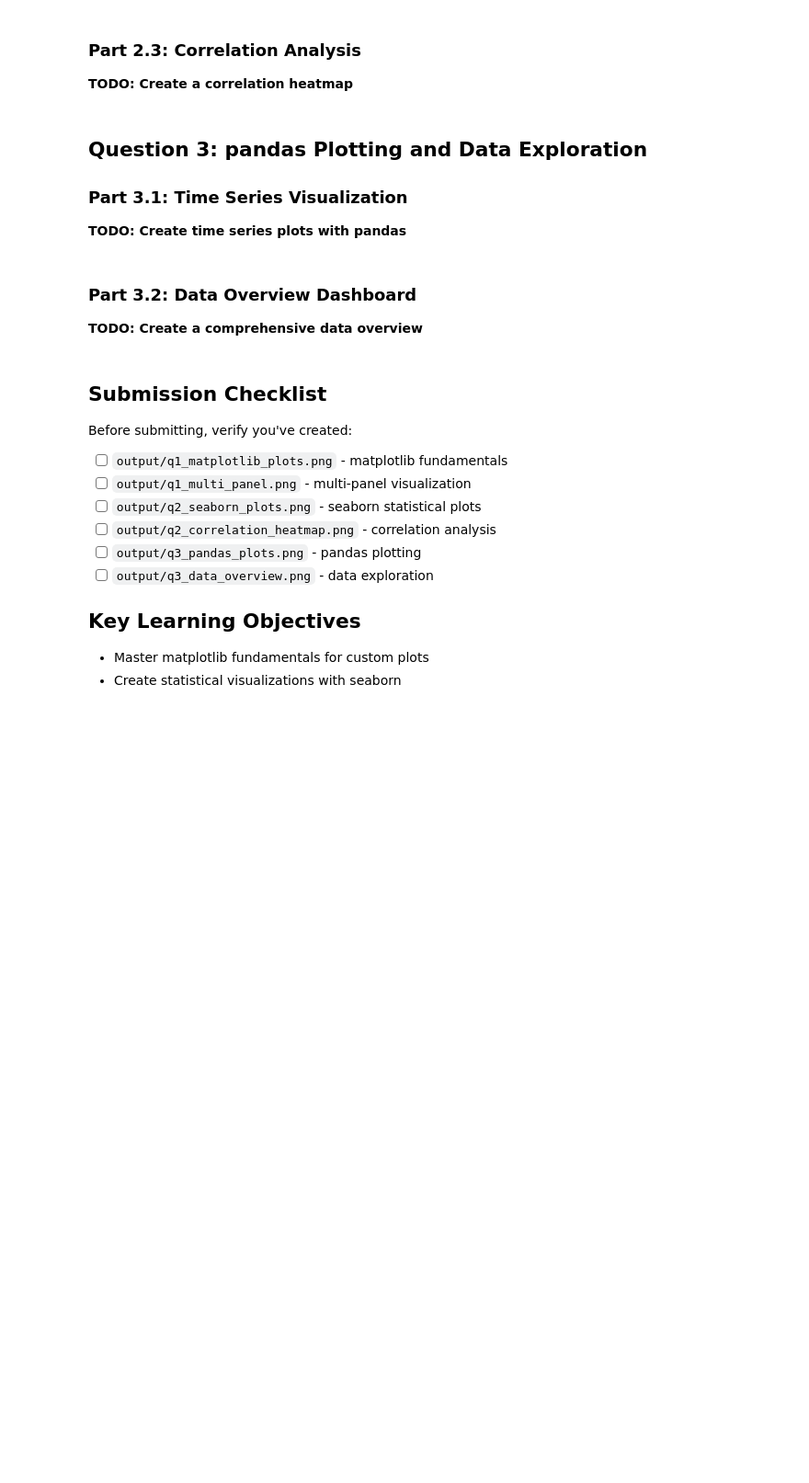
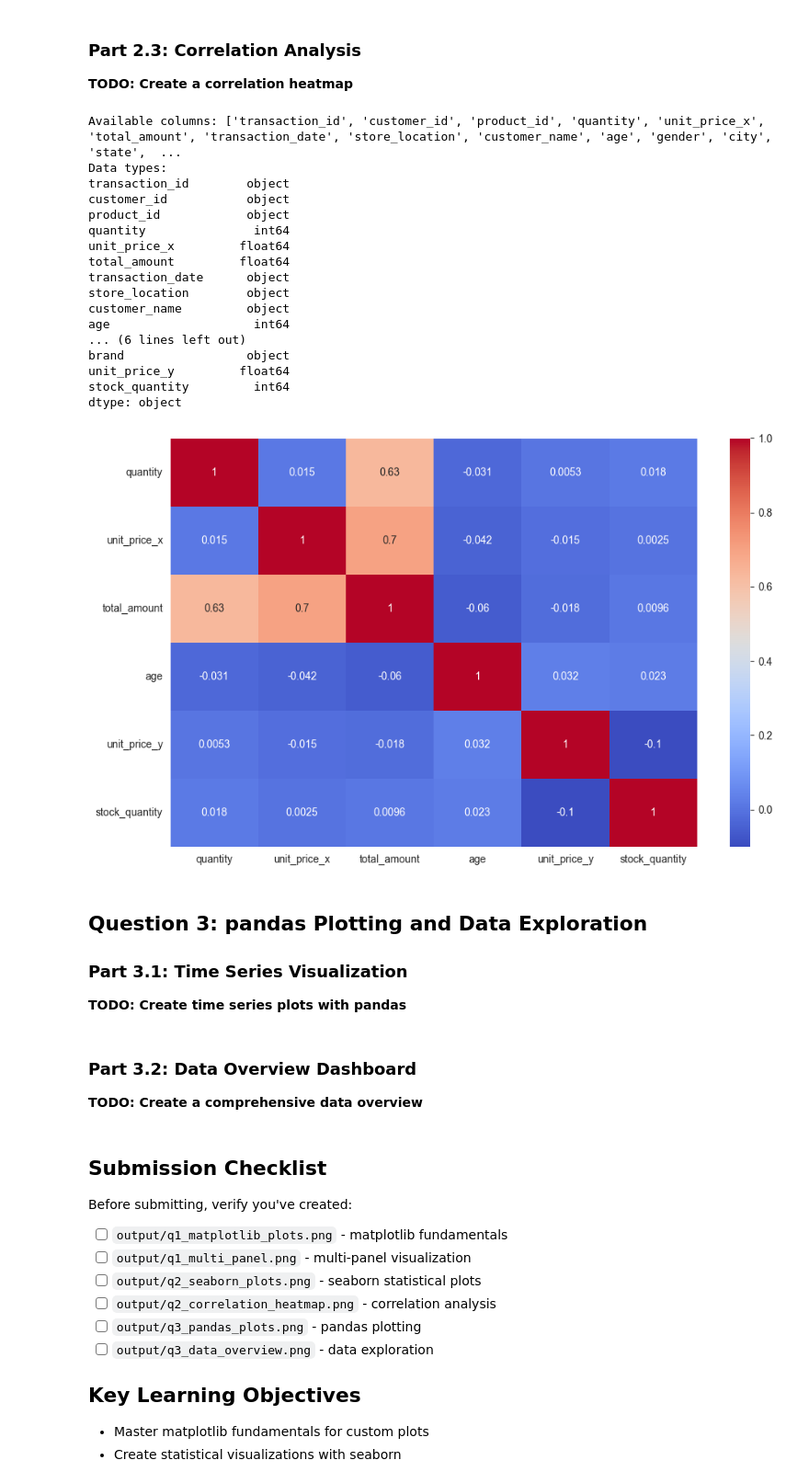
Before and after one commit to UCSF-DataSci/ds217-07-vision-quest-bobho1999, a Jupyter notebook: assignment.ipynb, the cells around one changed output. Shown at 92% size. Saved outputs shown, nothing was run; the diff lists cells and outputs as text; code cells hidden in the pictures; blank space fills up the shorter version.

```diff
--- a/assignment.ipynb
+++ b/assignment.ipynb
@@ -189,24 +231,45 @@ plt.show()
 # %%
 # TODO: Select numeric columns for correlation analysis
 # First, explore the merged data to see what columns are available
 print("Available columns:", merged_df.columns.tolist())
 print("Data types:")
 print(merged_df.dtypes)
 
 # TODO: Select only the numeric columns that exist for correlation analysis
 # Hint: After merging, pandas adds _x and _y suffixes to duplicate column names
-numeric_cols = []  # Fill this with the appropriate column names
+numeric_cols = merged_df.select_dtypes('number')  # Fill this with the appropriate column names
 
 # TODO: Calculate correlation matrix
-# correlation_matrix = ...
+correlation_matrix = numeric_cols.corr()
 
 # TODO: Create heatmap with seaborn
 # TODO: Add title and customize appearance
 # TODO: Save the plot as 'output/q2_correlation_heatmap.png'
+fig, ax = plt.subplots(figsize=(10, 6))
+sns.heatmap(correlation_matrix, annot=True, cmap='coolwarm')
 
 plt.tight_layout()
 plt.savefig('output/q2_correlation_heatmap.png', dpi=300, bbox_inches='tight')
 plt.show()
+# %% [output]
+Available columns: ['transaction_id', 'customer_id', 'product_id', 'quantity', 'unit_price_x', 'total_amount', 'transaction_date', 'store_location', 'customer_name', 'age', 'gender', 'city', 'state',  ...
+Data types:
+transaction_id        object
+customer_id           object
+product_id            object
+quantity               int64
+unit_price_x         float64
+total_amount         float64
+transaction_date      object
+store_location        object
+customer_name         object
+age                    int64
+... (6 lines left out)
+brand                 object
+unit_price_y         float64
+stock_quantity         int64
+dtype: object
+[figure, added]
 # %% [markdown]
 ## Question 3: pandas Plotting and Data Exploration
 
```
Also changed, not shown: parts of 2 cells of this notebook, 2 other files.
